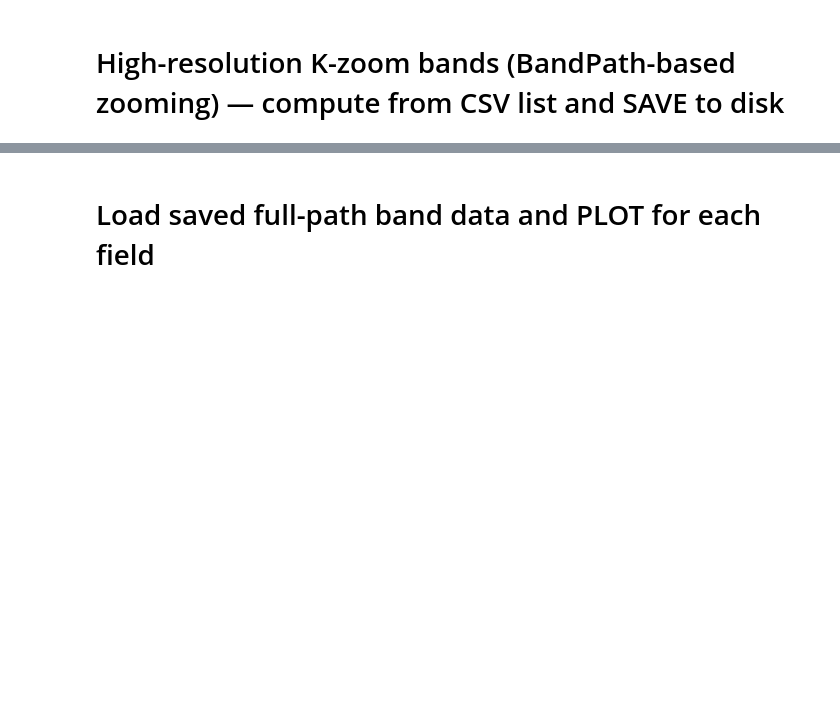
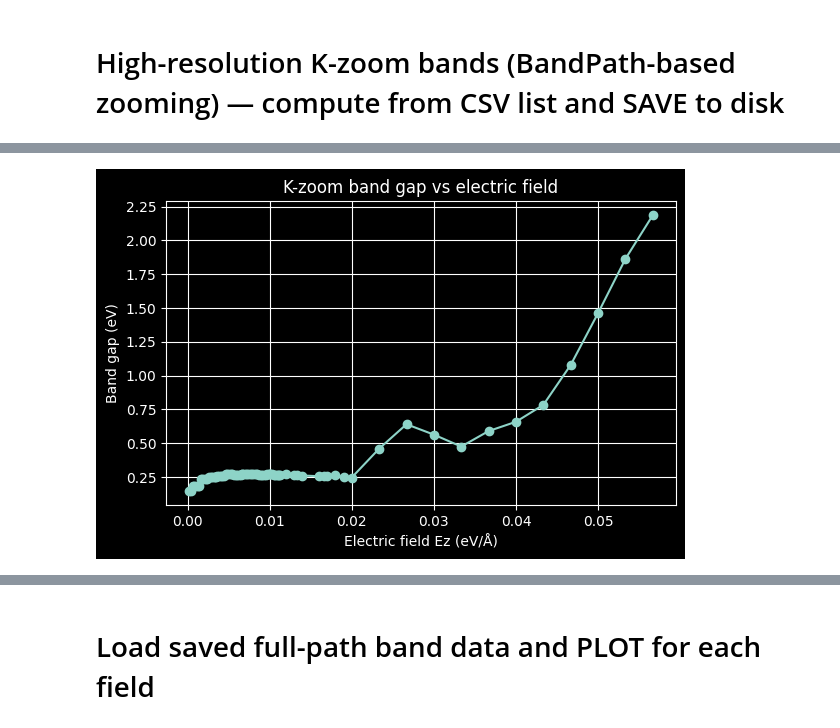
Before and after one commit to NexganGH/DFT_QMB, a Jupyter notebook: 2_graphene_bilayers/scripts/tight_binding/semiconductor/full_workflow.ipynb, the cells around one changed output, grey strips where cells are left out. Cells and saved outputs as stored; diff of their text form; code cells hidden in the pictures; blank space fills up the shorter version.

Commit message:
Worked more on bandgaps.

```diff
--- a/2_graphene_bilayers/scripts/tight_binding/semiconductor/full_workflow.ipynb
+++ b/2_graphene_bilayers/scripts/tight_binding/semiconductor/full_workflow.ipynb
@@ -94,9 +215,6 @@ plt.show()
 # %%
-#fields = [0., 0.0025, 0.0050, 0.0075, 0.0100, 0.0125, 0.0150, 0.02, 0.05]#np.linspace(0.0, 0.4, 9)
-
-#fields = np.concatenate(np.linspace(0., 0.02, 100), np.linspace(0.02, 0.5, 50))
-#fields = np.concatenate([np.linspace(0., 0.02, 21), np.linspace(0.02, 0.5, 21)])
-fields = np.concatenate([np.linspace(0.01, 0.02, 11), np.linspace(0.02, 0.5, 21)])
+#fields = np.concatenate([np.linspace(0.01, 0.02, 11), np.linspace(0.02, 0.5, 21)])
+fields = np.linspace(0, 0.1, 31)
 # %%
 # Define field values (eV/Å)
 
@@ -184,12 +302,12 @@ import csv as _csv
 
 # Zoom settings inspired by save_pi_dft_bands (no pi-band filtering here)
 _zoom_path_labels = ['G', 'M', 'K', 'G']
-_zoom_npoints_pool = 300          # pool of points before zooming (per full path)
+_zoom_npoints_pool = 100          # pool of points before zooming (per full path)
 _zoom_label = 'K'                # special point to zoom around
 _zoom_distance = 0.5            # diameter (1/Å) in Cartesian k-space for filtering
 _nbands = 16
 _conv = {'bands': 8}
-_overwrite_zoom = True
+_overwrite_zoom = False
 
 # Build list of (Ez, gpw_path) strictly from CSV for resume-correctness
 fields_from_csv = []
@@ -210,7 +328,7 @@ else:
         _gpw = os.path.join(out_dir, f'ab_gate_plane_A{_Ez:.3f}.gpw')
         fields_from_csv.append((_Ez, _gpw))
 
-for Ez, gpw_Ez in np.array(fields_from_csv)[-1:]:
+for Ez, gpw_Ez in np.array(fields_from_csv):
     Ez = float(Ez)
     npz_Ez = os.path.join(out_dir, f'ab_gate_plane_A{Ez:.3f}_bands_KZOOM.npz')
 
@@ -400,0 +518,41 @@ Date: Sat Dec 13 13:17:46 2025
+# %%
+import numpy as np
+import matplotlib.pyplot as plt
+import csv
+import os
+
+gap_csv = os.path.join(out_dir, "bandgaps_KZOOM.csv")
+
+Ez_vals = []
+gaps = []
+
+with open(gap_csv, "r", encoding="utf-8") as f:
+    reader = csv.DictReader(f)
+    for row in reader:
+        Ez_vals.append(float(row["Ez"]))
+        gaps.append(float(row["bandgap_eV"]))
+
+Ez_vals = np.array(Ez_vals)
+gaps = np.array(gaps)
+
+# sort by field
+#Ez_vals_filtered = Ez_vals[Ez_vals < 0.025]
+#gaps_filtered = gaps[Ez_vals < 0.025]
+#idx = np.array(Ez_vals)
+#idx = idx[Ez_vals < 0.001]
+#idx = np.argsort(idx)
+idx = np.argsort(Ez_vals)
+Ez_vals_filtered = Ez_vals[idx]
+gaps_filtered = gaps[idx]
+
+# ---- plot ----
+plt.figure(figsize=(6, 4))
+plt.plot(Ez_vals_filtered, gaps_filtered, marker="o")
+plt.xlabel("Electric field Ez (eV/Å)")
+plt.ylabel("Band gap (eV)")
+plt.title("K-zoom band gap vs electric field")
+plt.grid(True)
+plt.tight_layout()
+plt.show()
+# %% [output]
+[figure, added]
```
Also changed, not shown: parts of 14 cells of this notebook, 48 other files.
